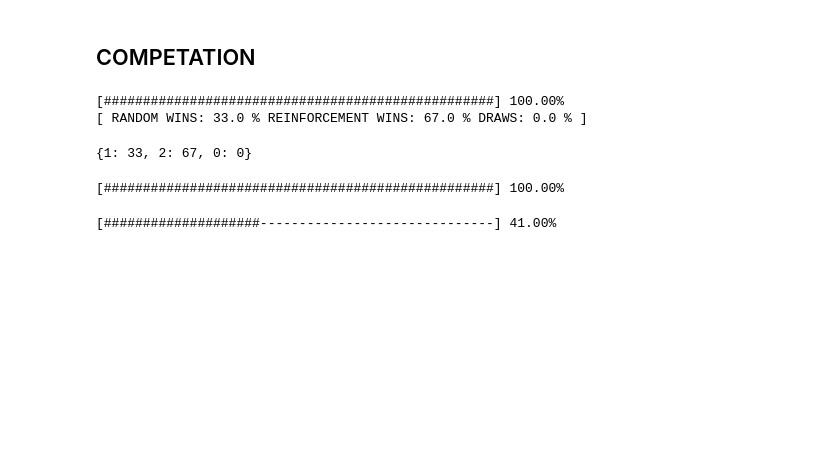
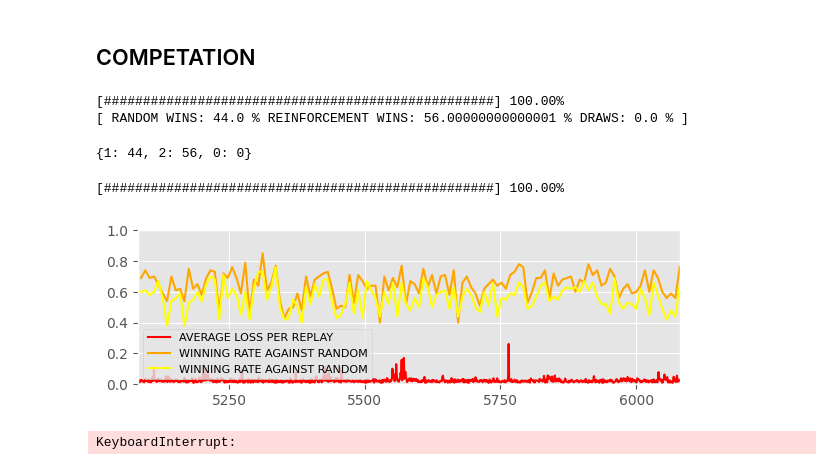
Before and after one commit to haoxiang-xu/connect-X, a Jupyter notebook: DEMOs/connectX_agents.ipynb, the cells around one changed output. Drawn from its saved outputs; the diff is of its cells as text; code cells hidden in the pictures; blank space fills up the shorter version.

Commit message:
[0619: Reinforcement Agent Implementation Stage 13]

```diff
--- a/DEMOs/connectX_agents.ipynb
+++ b/DEMOs/connectX_agents.ipynb
@@ -1602,17 +1645,16 @@ config = {
     "rows": 6,
     "inarow": 4,
     "max_memory_size": 2,
-    "model_path": "../MODEL/CONNEXT_X_C7R6_CPU.pth"
+    "model_path": "../MODEL/CONNEXT_X_C7R6.pth"
 }
 
 A_REINFORCEMENT = Agent(type = 'REINFORCEMENT', config = config)
 A_RANDOM = Agent('RANDOM')
 A_MONTE = Agent('MONTE_CARLO')
 # %%
-C.multiple_games(A_REINFORCEMENT, A_RANDOM, total_games = 100)
 C.multiple_games(A_RANDOM, A_REINFORCEMENT, total_games = 100)
 # %% [output]
 [##################################################] 100.00%
-[ RANDOM WINS: 33.0 % REINFORCEMENT WINS: 67.0 % DRAWS: 0.0 % ]
+[ RANDOM WINS: 44.0 % REINFORCEMENT WINS: 56.00000000000001 % DRAWS: 0.0 % ]
-{1: 33, 2: 67, 0: 0}
+{1: 44, 2: 56, 0: 0}
 # %%
@@ -1621,10 +1664,12 @@ C.multiple_records(A_REINFORCEMENT, A_RANDOM, total_records = 10000)
 # %% [output]
 [##################################################] 100.00%
 # %%
-C.multiple_records(A_REINFORCEMENT, A_MONTE, total_records = 500)
-A_REINFORCEMENT.multiple_replay(batch_size=128, total_epochs = 100, echo_option = 'EACH_EPOCH | 5')
+for i in range(36):
+    C.multiple_records(A_REINFORCEMENT, A_RANDOM, total_records = 10000)
+    A_REINFORCEMENT.multiple_replay(batch_size=128, total_epochs = 128, echo_option = 'EACH_EPOCH | 2', auto_save = False, performance_evaluation_circle = 8)
 # %% [output]
+[figure, added]
-[####################------------------------------] 41.00%
+KeyboardInterrupt:
 # %%
 A_REINFORCEMENT.inspect_memory(2, only_terminated=True)
 # %% [output]
```
Also changed, not shown: parts of 5 cells of this notebook.
